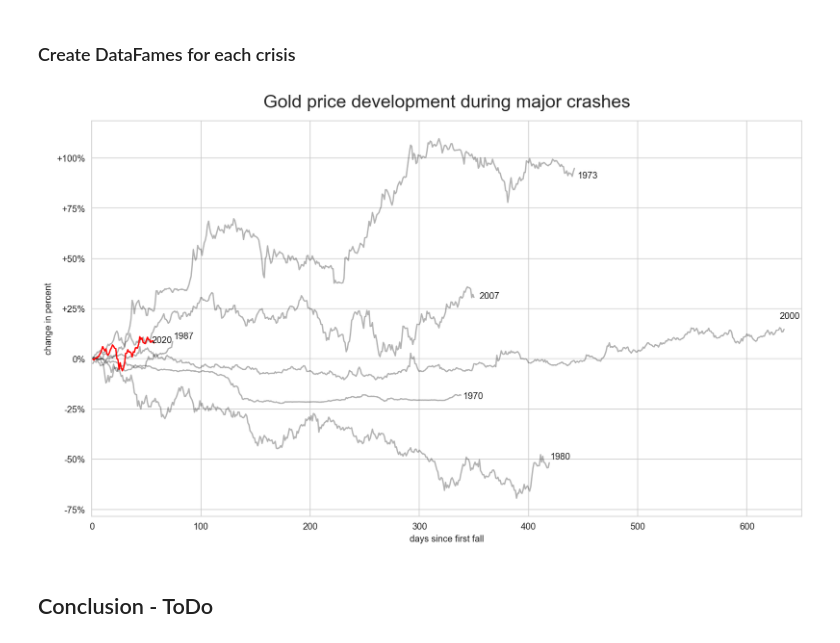
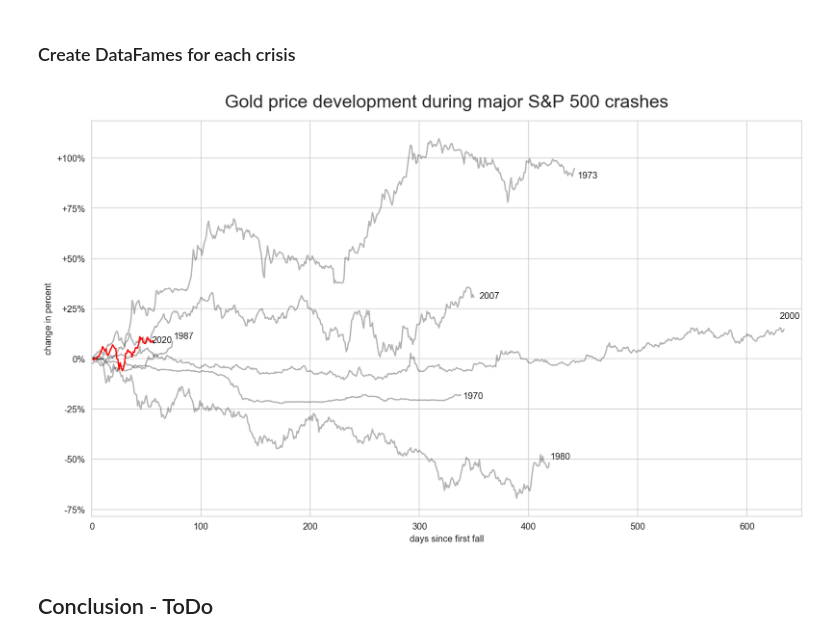
Before and after one commit to MarkusMueller-DS/Gold-development-during-crises, a Jupyter notebook: Gold_development_during_crises.ipynb, the cells around one changed output. Cells and saved outputs as stored; diff of their text form; code cells hidden in the pictures.

```diff
--- a/Gold_development_during_crises.ipynb
+++ b/Gold_development_during_crises.ipynb
@@ -112,30 +112,30 @@ txt = 'test'
 # %%
 plt.subplots(figsize=(14,8))
 
 plt.plot(energy_crisis_1970['days_in_crisis'], energy_crisis_1970['sum_ptc_change'], label='1970', color='k', alpha=0.3)
 plt.plot(oil_crisis_1973['days_in_crisis'], oil_crisis_1973['sum_ptc_change'], label='1973', color='k', alpha=0.3)
 plt.plot(early_1980s_recession['days_in_crisis'], early_1980s_recession['sum_ptc_change'], label='1980', color='k', alpha=0.3)
 plt.plot(black_monday['days_in_crisis'], black_monday['sum_ptc_change'], label='1987', color='k', alpha=0.3)
 plt.plot(dot_com_bubble['days_in_crisis'], dot_com_bubble['sum_ptc_change'], label='2000', color='k', alpha=0.3)
 plt.plot(financial_crisis_2007['days_in_crisis'], financial_crisis_2007['sum_ptc_change'], label='2007', color='k', alpha=0.3)
 plt.plot(corona_2020['days_in_crisis'], corona_2020['sum_ptc_change'], label='2020', color='r')
 
 plt.annotate('1970', xy=(340, -0.2))
 plt.annotate('1973', xy=(445, 0.9))
 plt.annotate('1980', xy=(420, -0.5))
 plt.annotate('1987', xy=(75, 0.1))
 plt.annotate('2000', xy=(630, 0.2))
 plt.annotate('2007', xy=(355, 0.3))
 plt.annotate('2020', xy=(55, 0.08))
 
 plt.xlim(0,650)
 plt.yticks(ticks, tick_names)
-plt.title('Gold price development during major crashes', fontsize=20, pad=15)
+plt.title('Gold price development during major S&P 500 crashes', fontsize=20, pad=15)
 plt.xlabel('days since first fall')
 plt.ylabel('change in percent')
 plt.savefig('Gold_price_development_during_crashes.png', dpi=300);
 # %% [output]
-[figure, old version]
+[figure, new version]
 # %% [markdown]
 ## Conclusion - ToDo
 # %% [markdown]
```
Also changed, not shown: 1 other file.
